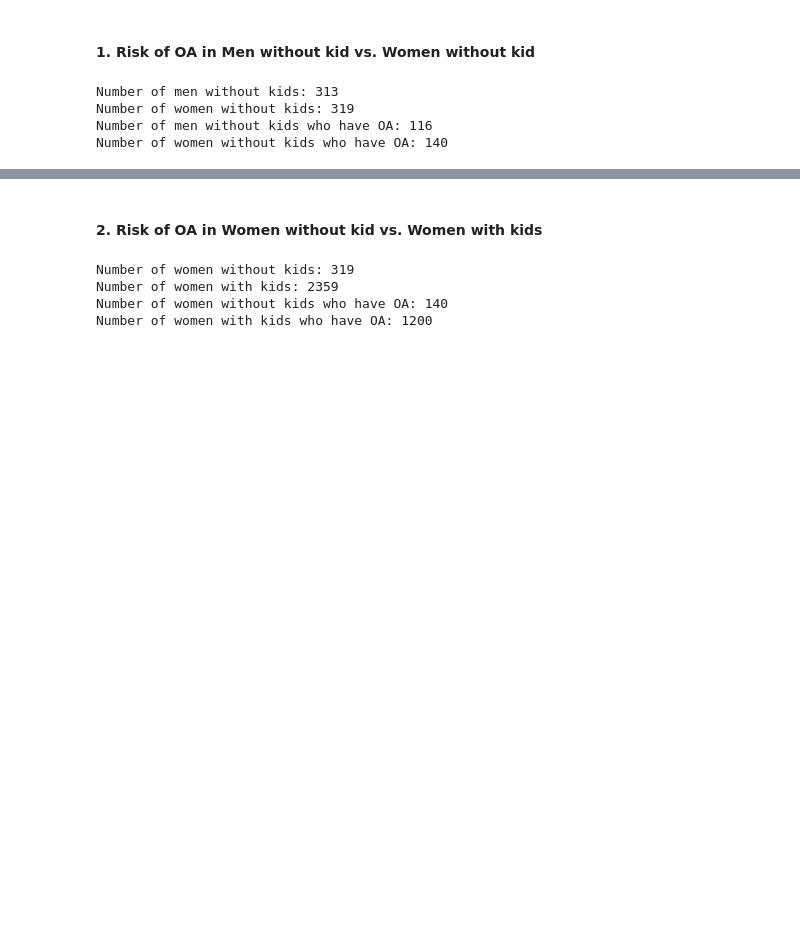
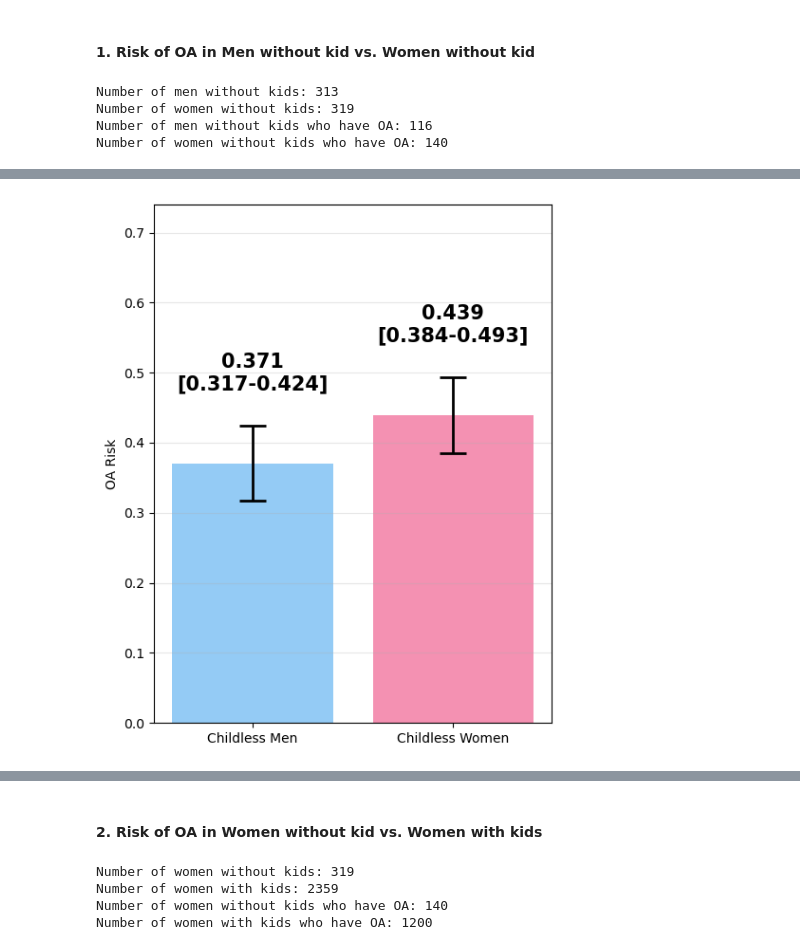
Before and after one commit to Mahdieh-Rafiei/PregOA, a Jupyter notebook: 2.analysis_withConfounder.ipynb, the cells around one changed output, grey strips where cells are left out. Saved outputs shown, nothing was run; the diff lists cells and outputs as text; code cells hidden in the pictures; blank space fills up the shorter version.

```diff
--- a/2.analysis_withConfounder.ipynb
+++ b/2.analysis_withConfounder.ipynb
@@ -6,4 +8,4 @@ import numpy as np
 # %%
-df = pd.read_csv('data/confounder2021.csv').drop(columns=['Unnamed: 0'])
+df = pd.read_csv('/Users/supratim/Desktop/PregOA_additionals/confounder2021.csv').drop(columns=['Unnamed: 0'])
 print(df.shape)
 df
@@ -249,0 +186,80 @@ There is no statistically significant difference in the risk of OA between men a
+# %%
+df_no_kids = df[(df['has_kid'] == 0)]
+y = df_no_kids['OA']
+X = df_no_kids[['sex']]
+X = sm.add_constant(X)
+
+# Fit logistic regression model
+logit_model = sm.Logit(y, X)
+result = logit_model.fit()
+print(result.summary())
+
+# Calculate age-adjusted OR and 95% CI for sex
+sex_ci = result.conf_int(alpha=0.05)
+sex_or = np.exp(result.params['sex'])
+sex_ci_or = np.exp(sex_ci.loc['sex'])
+print(f"\nAge-adjusted OR for sex: {sex_or:.2f}")
+print(f"95% CI: ({sex_ci_or[0]:.2f}, {sex_ci_or[1]:.2f})")
+print(f"P-value for sex: {result.pvalues['sex']:.3f}")
+
+# Predicted probabilities
+df_no_kids['predicted_prob'] = result.predict(X)
+
+# Masks for groups
+men_mask = df_no_kids['sex'] == 0
+women_mask = df_no_kids['sex'] == 1
+
+# Mean predicted probabilities by sex (age-adjusted)
+mean_prob_men = df_no_kids.loc[men_mask, 'predicted_prob'].mean()
+mean_prob_women = df_no_kids.loc[women_mask, 'predicted_prob'].mean()
+
+# Function to calculate 95% CI for predicted probabilities
+def pred_prob_ci(group_mask):
+    probs = df_no_kids.loc[group_mask, 'predicted_prob']
+    n = len(probs)
+    p_mean = probs.mean()
+    se = np.sqrt(p_mean * (1 - p_mean) / n)
+    margin = 1.96 * se
+    return p_mean - margin, p_mean + margin
+
+# Calculate CIs
+ci_men_low, ci_men_high = pred_prob_ci(men_mask)
+ci_women_low, ci_women_high = pred_prob_ci(women_mask)
+
+# Data for plotting
+categories = ['Childless Men', 'Childless Women']
+probs = [mean_prob_men, mean_prob_women]
+ci_low = [ci_men_low, ci_women_low]
+ci_high = [ci_men_high, ci_women_high]
+
+# Epidemiology-style plot with 95% CI error bars
+plt.figure(figsize=(5, 6))
+x_pos = np.arange(len(categories))
+
+# Bar plot with error bars
+plt.bar(x_pos, probs, color=["#67B6F2", '#F06292'], alpha=0.7,
+        yerr=[probs[i] - ci_low[i] for i in range(len(probs))],
+        capsize=10, error_kw={'elinewidth': 2, 'capthick': 2})
+
+# Formatting
+# plt.axhline(y=0.5, color='gray', linestyle='--', alpha=0.5)
+plt.xticks(x_pos, categories)
+plt.ylim(0, max(ci_high) * 1.5)
+plt.ylabel('OA Risk')
+# plt.title('Childless Men vs Childless Women')
+plt.grid(axis='y', alpha=0.3)
+
+# Annotate point estimates and CIs
+for i, v in enumerate(probs):
+    plt.text(i, v + 0.1, f'{v:.3f}\n[{ci_low[i]:.3f}-{ci_high[i]:.3f}]',
+             ha='center', fontsize=15, weight='bold', va='bottom')
+
+plt.tight_layout()
+plt.show()
+
+# Significance test
+if sex_ci_or[0] > 1 or sex_ci_or[1] < 1:
+    print("Age-adjusted OR 95% CI excludes 1.0: Statistically significant sex difference.")
+else:
+    print("Age-adjusted OR 95% CI includes 1.0: No statistically significant sex difference.")
+# %% [output]
@@ -249,0 +288 @@ There is no statistically significant difference in the risk of OA between men a
+[figure, added]
```
Also changed, not shown: parts of 32 cells of this notebook, 1 other file.
